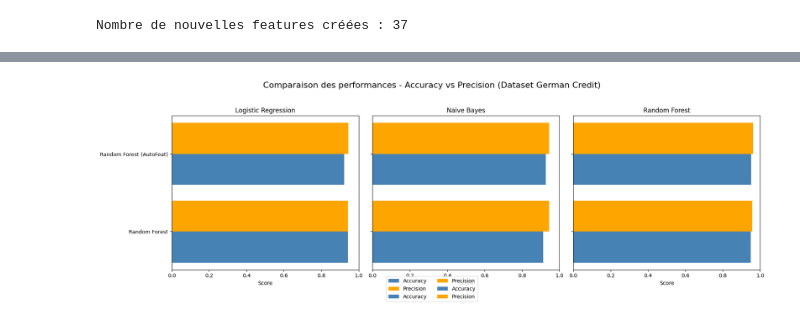
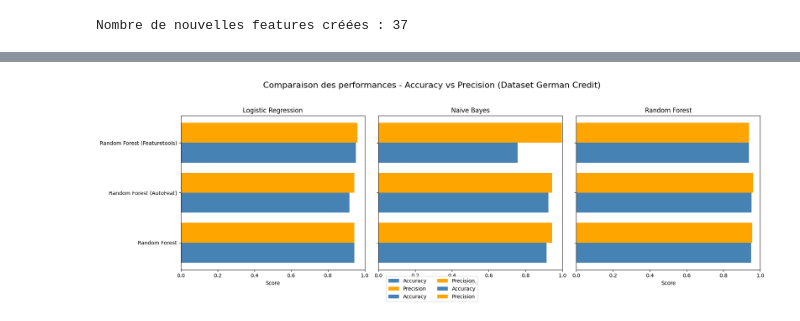
Before and after one commit to kiswayODG/AutoFE, a Jupyter notebook: notebooks/Amazon_employee_access.ipynb, the cells around one changed output, grey strips where cells are left out. Cells and saved outputs as stored; diff of their text form; code cells hidden in the pictures.

```diff
--- a/notebooks/Amazon_employee_access.ipynb
+++ b/notebooks/Amazon_employee_access.ipynb
@@ -118,0 +154,7 @@ Random Forest Confusion Matrix with AutoFeat:
+# %%
+feature_matrix, feature_names = ft.dfs(entityset=es,
+target_dataframe_name = 'amazonaccess',
+max_depth = 2,
+verbose = 1,
+n_jobs = 1)
+feature_matrix.head()
@@ -118,0 +194,20 @@ Random Forest Confusion Matrix with AutoFeat:
+# %%
+cleaned_feature_matrix = feature_matrix.dropna()
+X = cleaned_feature_matrix.drop(columns=["target"])
+y = cleaned_feature_matrix["target"]
+
+scaler = StandardScaler()
+X_scaled = scaler.fit_transform(X)
+X_train, X_test, y_train, y_test = train_test_split(X_scaled, y, test_size=0.2, random_state=42)
+
+acc_logreg_ft, prec_logreg_ft,confusion_mx_logreg_ft = evaluate_classifier(logreg, X_train, y_train, X_test, y_test)
+acc_nb_ft, prec_nb_ft,confusion_mx_nb_ft = evaluate_classifier(nb, X_train, y_train, X_test, y_test)
+acc_rf_ft, prec_rf_ft,confusion_mx_rf_ft = evaluate_classifier(rf, X_train, y_train, X_test, y_test)
+
+print(f"Logistic Regression Accuracy with featuretools: {acc_logreg_ft:.2f}, Precision: {prec_logreg_ft:.2f}")
+print(f"Naive Bayes Accuracy with featuretools: {acc_nb_ft:.2f}, Precision: {prec_nb_ft:.2f}")
+print(f"Random Forest Accuracy with featuretools: {acc_rf_ft:.2f}, Precision: {prec_rf_ft:.2f}\n\n")
+
+print(f"Logistic Regression Confusion Matrix with featuretools:\n{confusion_mx_logreg_ft}")
+print(f"Naive Bayes Confusion Matrix with featuretools:\n{confusion_mx_nb_ft}")
+print(f"Random Forest Confusion Matrix with featuretools:\n{confusion_mx_rf_ft}")
@@ -123,43 +233,43 @@ import numpy as np
 # Organisation des données par modèle
 model_groups = {
     "Logistic Regression": {
-        "labels": ["Logistic Reg.", "LogReg (AutoFeat)"],
-        "accuracy": [logreg_accuracy, acc_logreg_af],
-        "precision": [logreg_precision, prec_logreg_af]
+        "labels": ["Logistic Reg.", "LogReg (AutoFeat)","LogReg (Featuretools)"],
+        "accuracy": [logreg_accuracy, acc_logreg_af,acc_logreg_ft],
+        "precision": [logreg_precision, prec_logreg_af,prec_logreg_ft]
     },
     "Naive Bayes": {
-        "labels": ["Naive Bayes", "Naive Bayes (AutoFeat)"],
-        "accuracy": [nb_accuracy, acc_nb_af],
-        "precision": [nb_precision, prec_nb_af]
+        "labels": ["Naive Bayes", "Naive Bayes (AutoFeat)","Naive Bayes (Featuretools)"],
+        "accuracy": [nb_accuracy, acc_nb_af,acc_nb_ft],
+        "precision": [nb_precision, prec_nb_af,prec_nb_ft]
     },
     "Random Forest": {
-        "labels": ["Random Forest", "Random Forest (AutoFeat)"],
-        "accuracy": [rf_accuracy, acc_rf_af],
-        "precision": [rf_precision, prec_rf_af]
+        "labels": ["Random Forest", "Random Forest (AutoFeat)", "Random Forest (Featuretools)"],
+        "accuracy": [rf_accuracy, acc_rf_af,acc_rf_ft],
+        "precision": [rf_precision, prec_rf_af,acc_rf_ft]
     }
 }
 
 fig, axes = plt.subplots(1, 3, figsize=(18, 6), sharey=True)
 
 for i, (model_name, data) in enumerate(model_groups.items()):
     ax = axes[i]
     y = np.arange(len(data["labels"]))
     bar_height = 0.4
 
     # Accuracy (bleu)
     ax.barh(y - bar_height/2, data["accuracy"], height=bar_height, color='steelblue', label='Accuracy')
     # Precision (orange)
     ax.barh(y + bar_height/2, data["precision"], height=bar_height, color='orange', label='Precision')
 
     ax.set_yticks(y)
     ax.set_yticklabels(data["labels"])
     ax.set_xlim(0, 1)
     ax.set_xlabel("Score")
     ax.set_title(model_name)
 
 fig.suptitle("Comparaison des performances - Accuracy vs Precision (Dataset German Credit)", fontsize=16)
 fig.legend(loc="lower center", ncol=2)
 plt.tight_layout(rect=[0, 0.05, 1, 0.95])
 plt.show()
 # %% [output]
-[figure, old version]
+[figure, new version]
```
Also changed, not shown: parts of 7 cells of this notebook, 6 other files.
